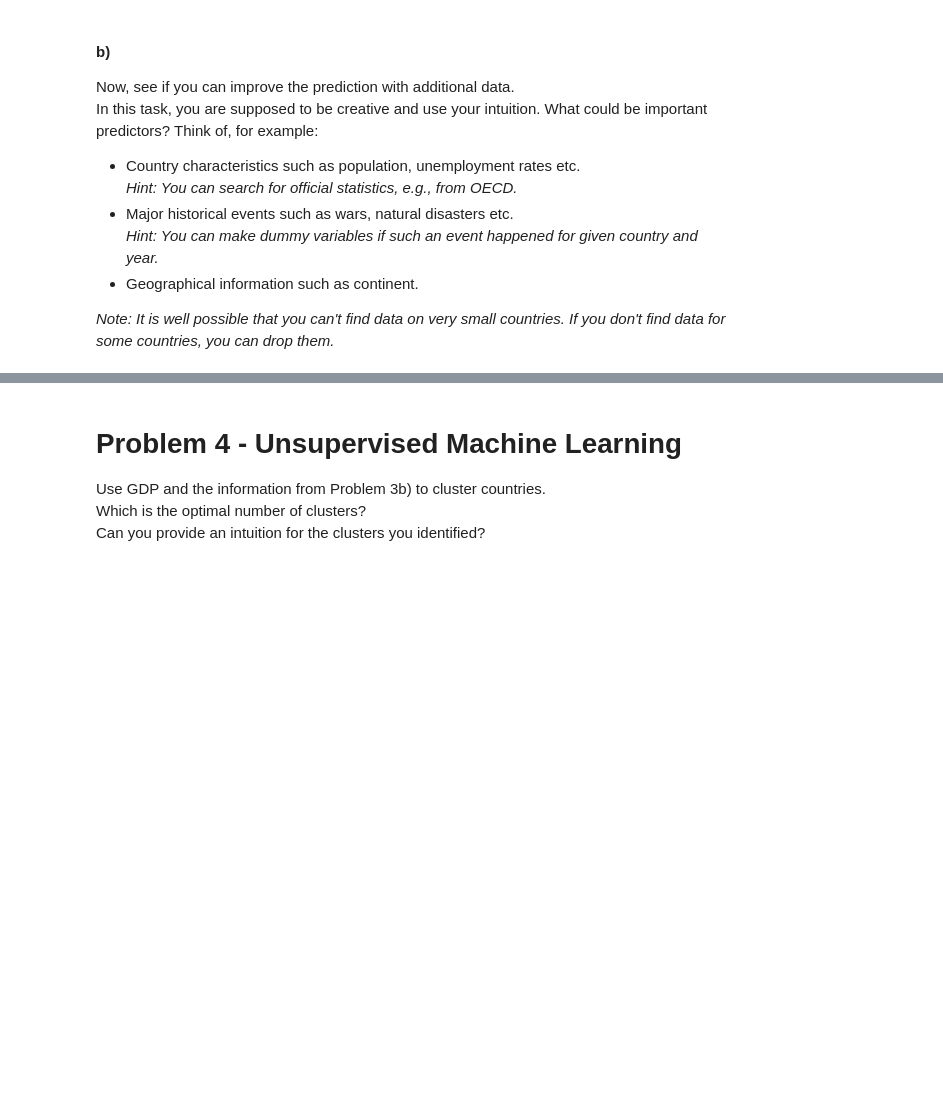
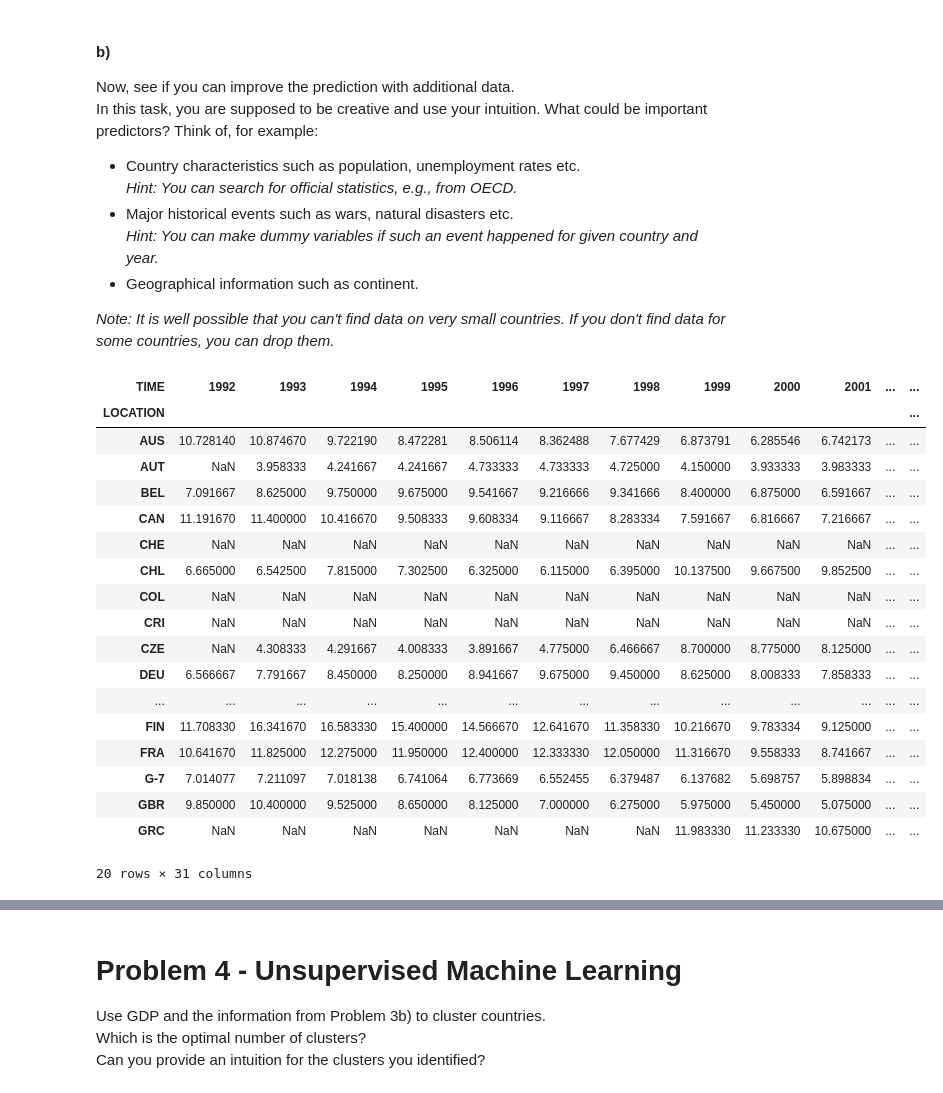
Before and after one commit to Monsieur-Bandana/data_science_clockmann, a Jupyter notebook: ClassProject3a.ipynb, the cells around one changed output, grey strips where cells are left out. Drawn from its saved outputs; the diff is of its cells as text; code cells hidden in the pictures; blank space fills up the shorter version.

```diff
--- a/ClassProject3a.ipynb
+++ b/ClassProject3a.ipynb
@@ -351,3 +353,25 @@ nat_disasters = nat_disasters[["Country name", "Year", "Number of total people a
 nat_dis_piv = nat_disasters.pivot(index='Country name', columns='Year', values='Number of total people affected by drought')
 # %%
 nat_dis_piv.drop(nat_dis_piv.iloc[:, 0:92], inplace = True, axis = 1)
+# %%
+unemployment_piv.head(20)
+# %% [output]
+| TIME | 1992 | 1993 | 1994 | 1995 | 1996 | 1997 | 1998 | 1999 | 2000 | 2001 | ... | ... |
+| LOCATION |  |  |  |  |  |  |  |  |  |  |  | ... |
+| AUS | 10.728140 | 10.874670 | 9.722190 | 8.472281 | 8.506114 | 8.362488 | 7.677429 | 6.873791 | 6.285546 | 6.742173 | ... | ... |
+| AUT | NaN | 3.958333 | 4.241667 | 4.241667 | 4.733333 | 4.733333 | 4.725000 | 4.150000 | 3.933333 | 3.983333 | ... | ... |
+| BEL | 7.091667 | 8.625000 | 9.750000 | 9.675000 | 9.541667 | 9.216666 | 9.341666 | 8.400000 | 6.875000 | 6.591667 | ... | ... |
+| CAN | 11.191670 | 11.400000 | 10.416670 | 9.508333 | 9.608334 | 9.116667 | 8.283334 | 7.591667 | 6.816667 | 7.216667 | ... | ... |
+| CHE | NaN | NaN | NaN | NaN | NaN | NaN | NaN | NaN | NaN | NaN | ... | ... |
+| CHL | 6.665000 | 6.542500 | 7.815000 | 7.302500 | 6.325000 | 6.115000 | 6.395000 | 10.137500 | 9.667500 | 9.852500 | ... | ... |
+| COL | NaN | NaN | NaN | NaN | NaN | NaN | NaN | NaN | NaN | NaN | ... | ... |
+| CRI | NaN | NaN | NaN | NaN | NaN | NaN | NaN | NaN | NaN | NaN | ... | ... |
+| CZE | NaN | 4.308333 | 4.291667 | 4.008333 | 3.891667 | 4.775000 | 6.466667 | 8.700000 | 8.775000 | 8.125000 | ... | ... |
+| DEU | 6.566667 | 7.791667 | 8.450000 | 8.250000 | 8.941667 | 9.675000 | 9.450000 | 8.625000 | 8.008333 | 7.858333 | ... | ... |
+| ... | ... | ... | ... | ... | ... | ... | ... | ... | ... | ... | ... | ... |
+| FIN | 11.708330 | 16.341670 | 16.583330 | 15.400000 | 14.566670 | 12.641670 | 11.358330 | 10.216670 | 9.783334 | 9.125000 | ... | ... |
+| FRA | 10.641670 | 11.825000 | 12.275000 | 11.950000 | 12.400000 | 12.333330 | 12.050000 | 11.316670 | 9.558333 | 8.741667 | ... | ... |
+| G-7 | 7.014077 | 7.211097 | 7.018138 | 6.741064 | 6.773669 | 6.552455 | 6.379487 | 6.137682 | 5.698757 | 5.898834 | ... | ... |
+| GBR | 9.850000 | 10.400000 | 9.525000 | 8.650000 | 8.125000 | 7.000000 | 6.275000 | 5.975000 | 5.450000 | 5.075000 | ... | ... |
+| GRC | NaN | NaN | NaN | NaN | NaN | NaN | NaN | 11.983330 | 11.233330 | 10.675000 | ... | ... |
+20 rows × 31 columns
```
Also changed, not shown: parts of 4 cells of this notebook, 1 other file.
